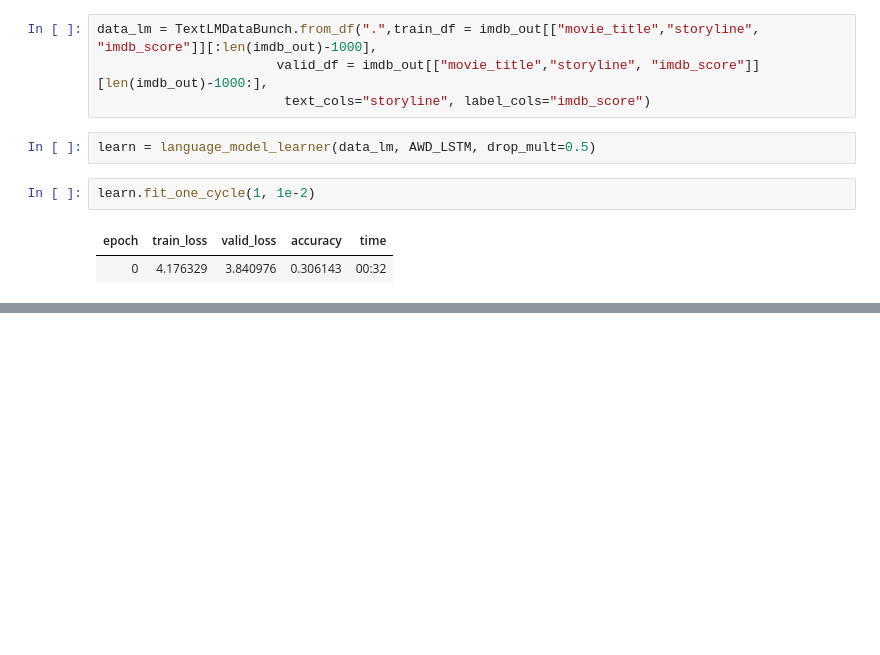
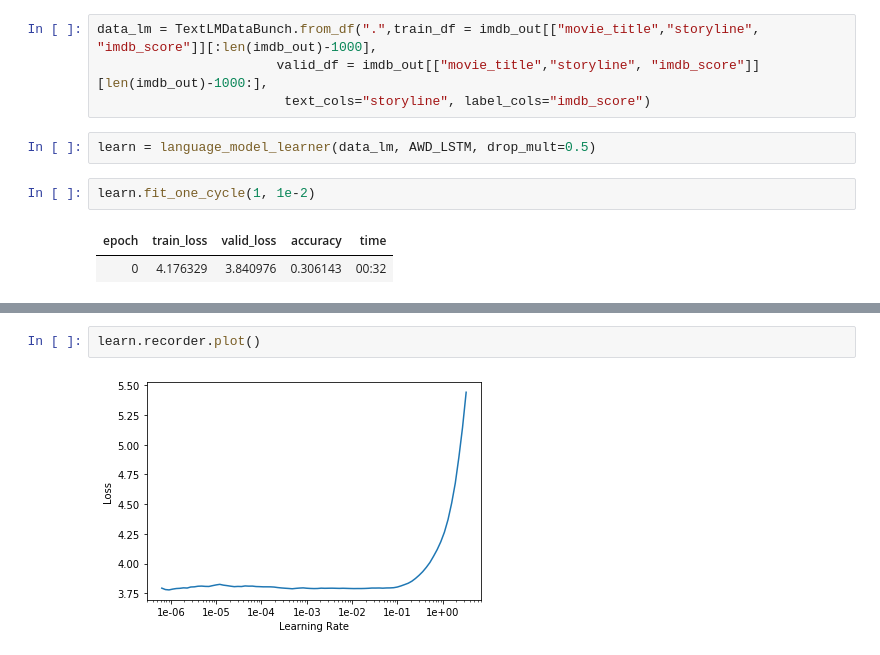
Before and after one commit to sundeepblue/movie_rating_prediction, a Jupyter notebook: MovieRatingsPredictionPython.ipynb, the cells around one changed output, grey strips where cells are left out. Drawn from its saved outputs; the diff is of its cells as text; blank space fills up the shorter version.

```diff
--- a/MovieRatingsPredictionPython.ipynb
+++ b/MovieRatingsPredictionPython.ipynb
@@ -471,0 +478,4 @@ learn.predict("Oscar winner James Camron's new movie ",n_words=100)
+# %%
+learn.recorder.plot()
+# %% [output]
+[figure, added]
```
Also changed, not shown: parts of 4 cells of this notebook.
